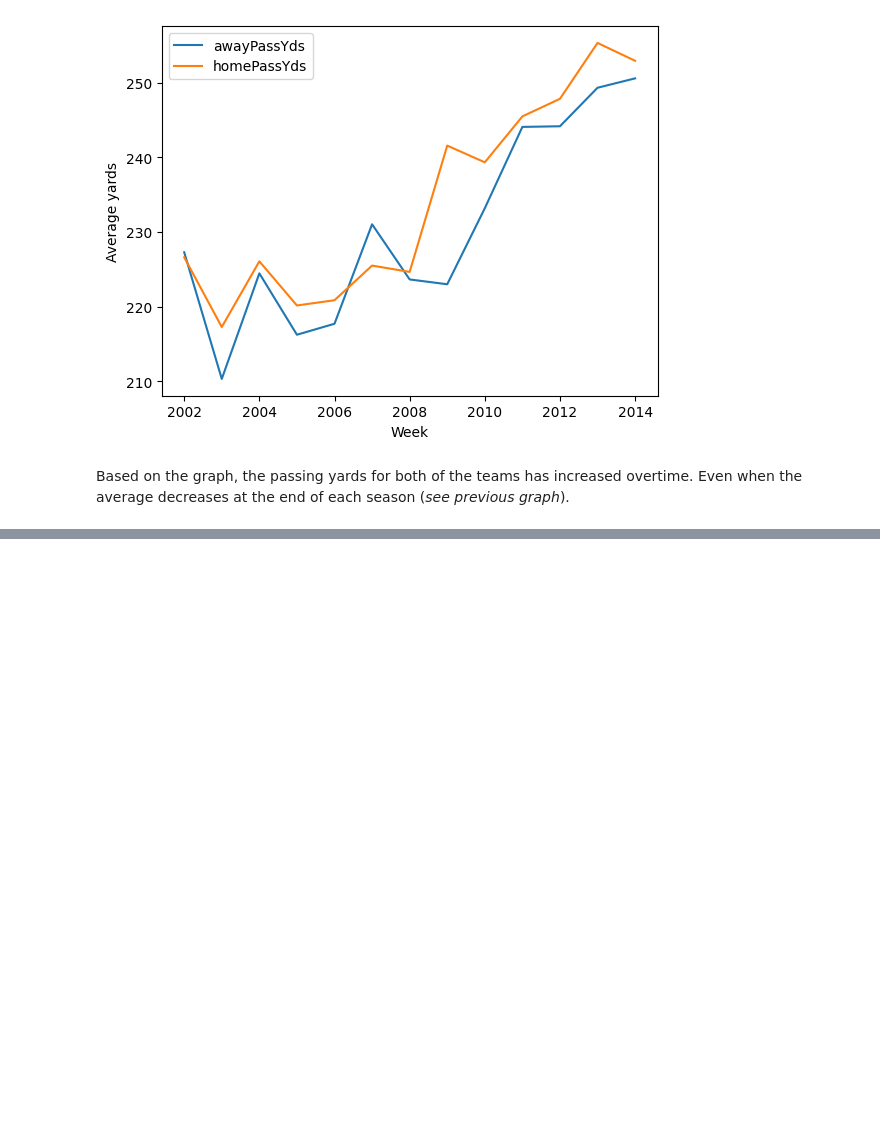
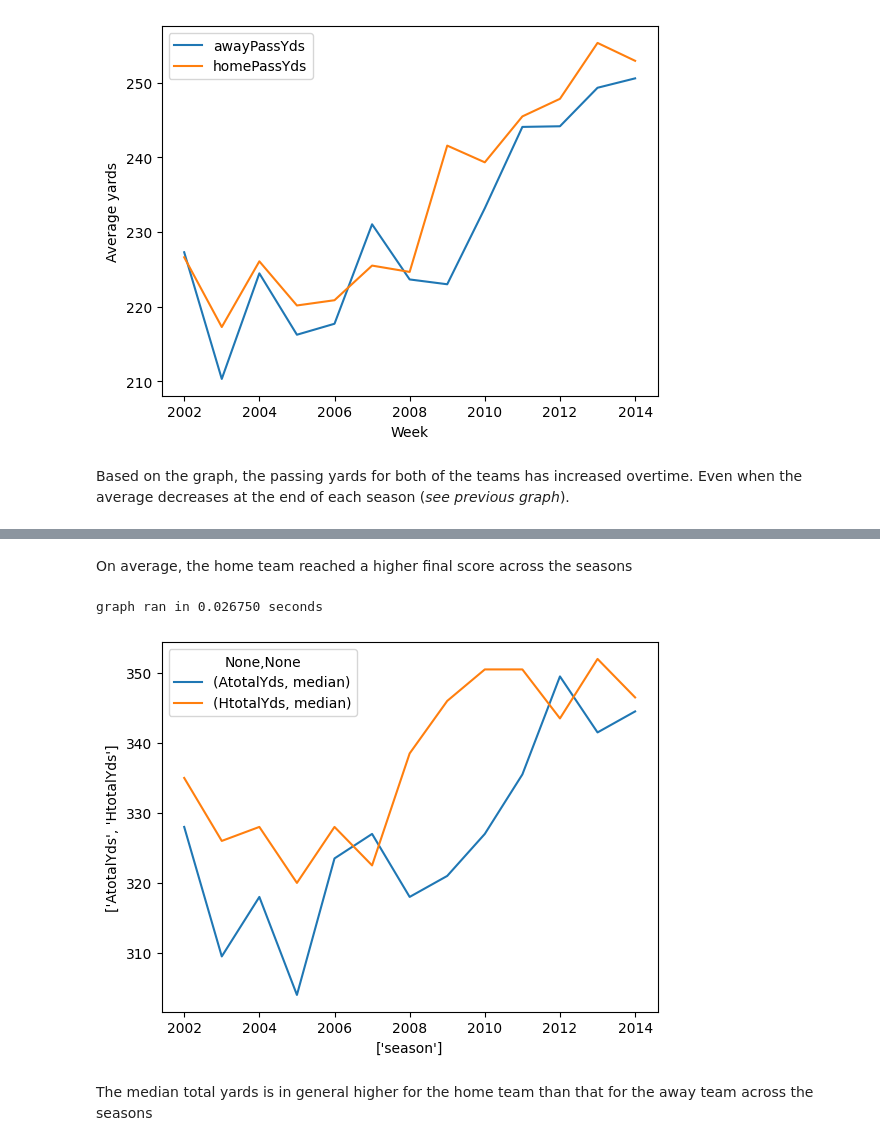
Before and after one commit to YefridC09/ST-554_Big_data_analysis, a Jupyter notebook: HW4_Yefrid_Cordoba.ipynb, the cells around one changed output, grey strips where cells are left out. Saved outputs shown, nothing was run; the diff lists cells and outputs as text; code cells hidden in the pictures; blank space fills up the shorter version.

```diff
--- a/HW4_Yefrid_Cordoba.ipynb
+++ b/HW4_Yefrid_Cordoba.ipynb
@@ -346,0 +387,9 @@ Based on the graph, the passing yards for both of the teams has increased overti
+# %% [markdown]
+On average, the home team reached a higher final score across the seasons
+# %%
+graph(nflreg_data, ["AtotalYds", "HtotalYds"], ["season"], [ 'median'])
+# %% [output]
+graph ran in 0.026750 seconds
+[figure, added]
+# %% [markdown]
+The median total yards is in general higher for the home team than that for the away team across the seasons
```
Also changed, not shown: parts of 6 cells of this notebook.
